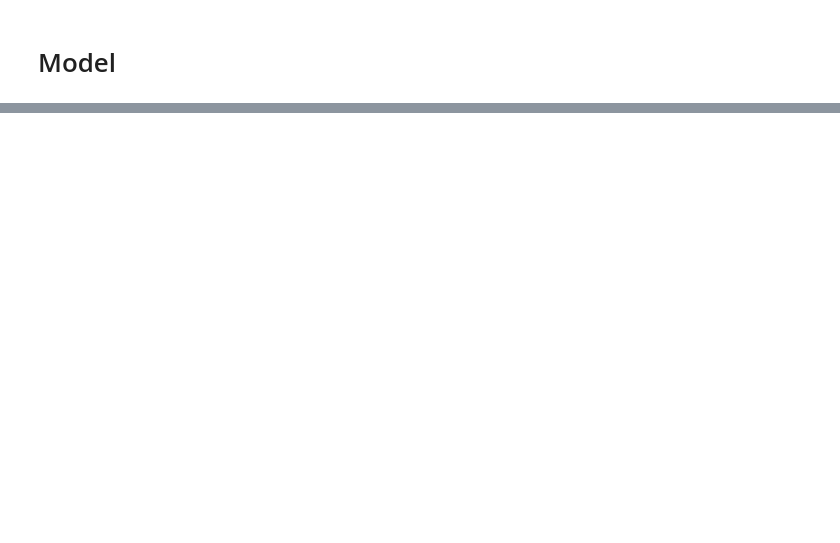
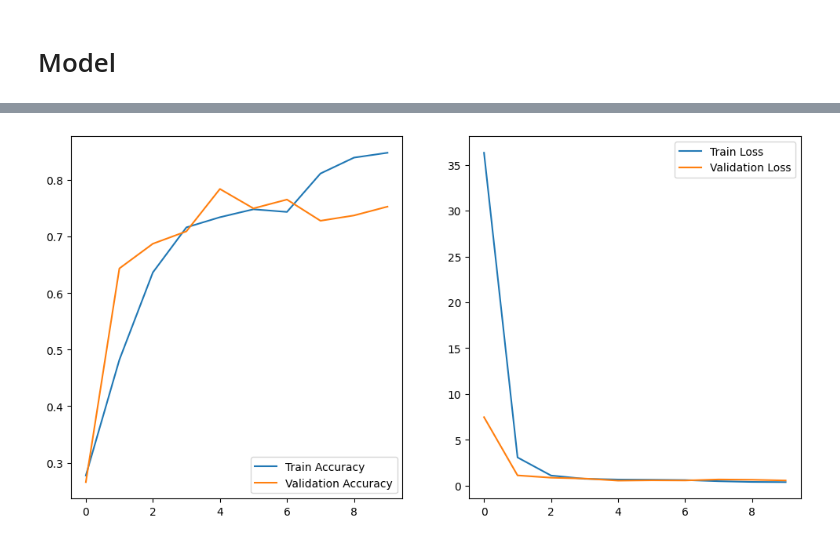
Before and after one commit to MarcosRMG/deep_learning, a Jupyter notebook: notebooks/keras_cnn.ipynb, the cells around one changed output, grey strips where cells are left out. Drawn from its saved outputs; the diff is of its cells as text; code cells hidden in the pictures; blank space fills up the shorter version.

Commit message:
feat: baseline model

```diff
--- a/notebooks/keras_cnn.ipynb
+++ b/notebooks/keras_cnn.ipynb
@@ -79,0 +122,9 @@ bath_size = 64
+# %%
+validation = tf.keras.utils.image_dataset_from_directory(
+    data_dir,
+    validation_split=0.2,
+    subset='validation',
+    seed=7,
+    image_size=(height, width),
+    batch_size=batch_size
+)
@@ -79,0 +138,9 @@ bath_size = 64
+# %%
+# Model achitecture
+model = tf.keras.models.Sequential([
+    tf.keras.layers.Input(shape=(256, 256, 3)), # Input Layer
+    tf.keras.layers.Rescaling(1./255), # Preprocessing scale
+    tf.keras.layers.Flatten(), # Preprocessing to one dimension
+    tf.keras.layers.Dense(128, activation=tf.nn.relu), # hiden layer
+    tf.keras.layers.Dense(4, activation=tf.nn.softmax) # Output layer for 4 classes
+])
@@ -79,0 +166,16 @@ bath_size = 64
+# %%
+# Model compilation
+model.compile(
+    optimizer=tf.keras.optimizers.Adam(),
+    loss='sparse_categorical_crossentropy',
+    metrics=['Accuracy']
+)
+# %%
+epochs = 10
+
+# Treinamento
+history = model.fit(
+    train,
+    validation_data=validation,
+    epochs=epochs
+)
@@ -79,0 +203,4 @@ bath_size = 64
+# %%
+plot_results(history, epochs)
+# %% [output]
+[figure, added]
```
Also changed, not shown: parts of 12 cells of this notebook.
